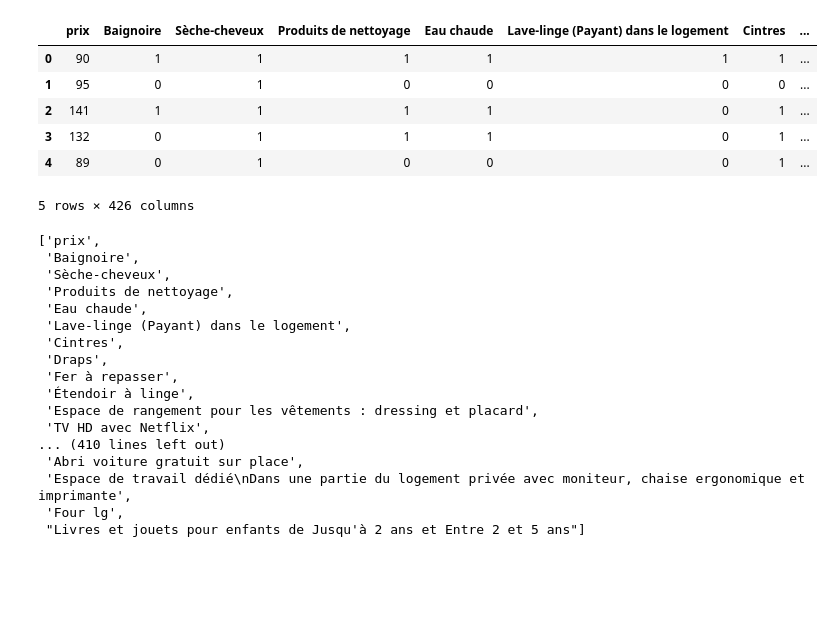
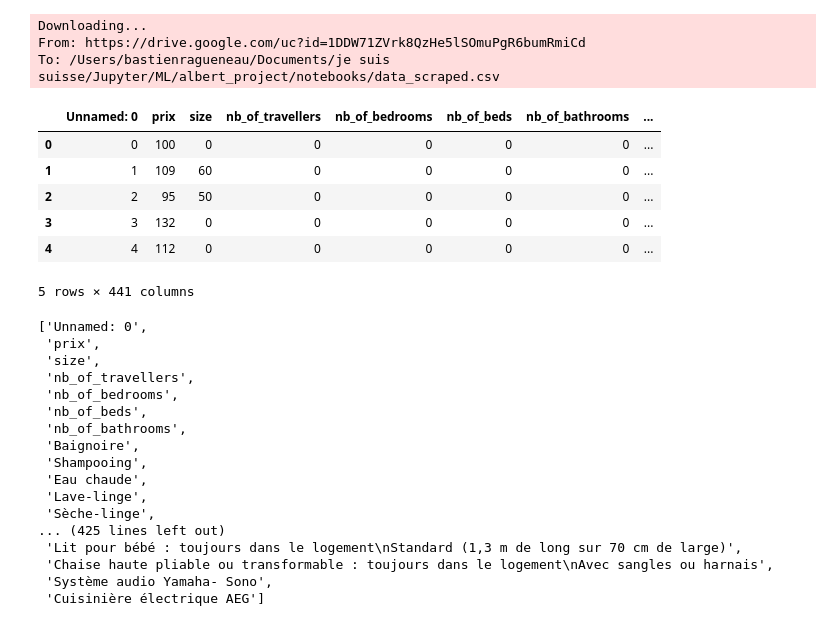
Before and after one commit to JuliusHayter/albert_project, a Jupyter notebook: notebooks/V1ML.ipynb, the cells around one changed output. Saved outputs shown, nothing was run; the diff lists cells and outputs as text; code cells hidden in the pictures; blank space fills up the shorter version.

```diff
--- a/notebooks/V1ML.ipynb
+++ b/notebooks/V1ML.ipynb
@@ -47,35 +32,51 @@ for i in liste:
+# %%
+file_id = "1DDW71ZVrk8QzHe5lSOmuPgR6bumRmiCd"
+
+# Construct the direct download link
+download_link = f"https://drive.google.com/uc?id={file_id}"
+
+# Define the output file name
+output_file = "data_scraped.csv"
+
+# Download the file from Google Drive
+gdown.download(download_link, output_file, quiet=False)
+
+# Read the CSV file into a Pandas DataFrame
+df = pd.read_csv(output_file)
+# %% [output]
+Downloading...
+From: https://drive.google.com/uc?id=1DDW71ZVrk8QzHe5lSOmuPgR6bumRmiCd
+To: /Users/bastienragueneau/Documents/je suis suisse/Jupyter/ML/albert_project/notebooks/data_scraped.csv
 # %%
-df = pd.DataFrame(dico)
-
 df.head()
 # %% [output]
-|  | prix | Baignoire | Sèche-cheveux | Produits de nettoyage | Eau chaude | Lave-linge (Payant) dans le logement | Cintres | ... |
-| 0 | 90 | 1 | 1 | 1 | 1 | 1 | 1 | ... |
-| 1 | 95 | 0 | 1 | 0 | 0 | 0 | 0 | ... |
-| 2 | 141 | 1 | 1 | 1 | 1 | 0 | 1 | ... |
-| 3 | 132 | 0 | 1 | 1 | 1 | 0 | 1 | ... |
-| 4 | 89 | 0 | 1 | 0 | 0 | 0 | 1 | ... |
+|  | Unnamed: 0 | prix | size | nb_of_travellers | nb_of_bedrooms | nb_of_beds | nb_of_bathrooms | ... |
+| 0 | 0 | 100 | 0 | 0 | 0 | 0 | 0 | ... |
+| 1 | 1 | 109 | 60 | 0 | 0 | 0 | 0 | ... |
+| 2 | 2 | 95 | 50 | 0 | 0 | 0 | 0 | ... |
+| 3 | 3 | 132 | 0 | 0 | 0 | 0 | 0 | ... |
+| 4 | 4 | 112 | 0 | 0 | 0 | 0 | 0 | ... |
-5 rows × 426 columns
+5 rows × 441 columns
 # %%
 df.columns.tolist()
 # %% [output]
-['prix',
+['Unnamed: 0',
+ 'prix',
+ 'size',
+ 'nb_of_travellers',
+ 'nb_of_bedrooms',
+ 'nb_of_beds',
+ 'nb_of_bathrooms',
  'Baignoire',
- 'Sèche-cheveux',
- 'Produits de nettoyage',
+ 'Shampooing',
  'Eau chaude',
- 'Lave-linge (Payant) dans le logement',
- 'Cintres',
- 'Draps',
- 'Fer à repasser',
- 'Étendoir à linge',
- 'Espace de rangement pour les vêtements : dressing et placard',
- 'TV HD avec Netflix',
-... (410 lines left out)
- 'Abri voiture gratuit sur place',
- 'Espace de travail dédié\nDans une partie du logement privée avec moniteur, chaise ergonomique et imprimante',
- 'Four lg',
- "Livres et jouets pour enfants de Jusqu'à 2 ans et Entre 2 et 5 ans"]
+ 'Lave-linge',
+ 'Sèche-linge',
+... (425 lines left out)
+ 'Lit pour bébé : toujours dans le logement\nStandard (1,3 m de long sur 70 cm de large)',
+ 'Chaise haute pliable ou transformable : toujours dans le logement\nAvec sangles ou harnais',
+ 'Système audio Yamaha- Sono',
+ 'Cuisinière électrique AEG']
 # %%
 tv_columns = [col for col in df.columns if 'tv' in col.lower()]
 # %%
```
Also changed, not shown: parts of 44 cells of this notebook.
